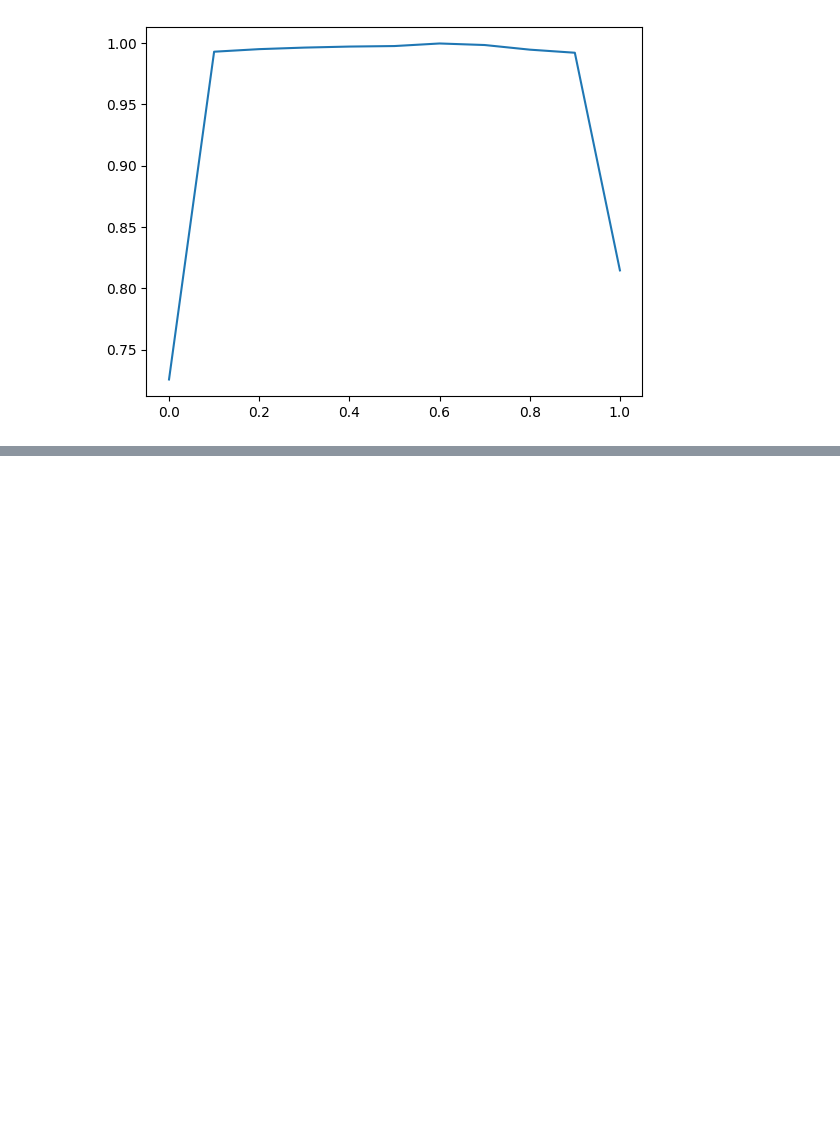
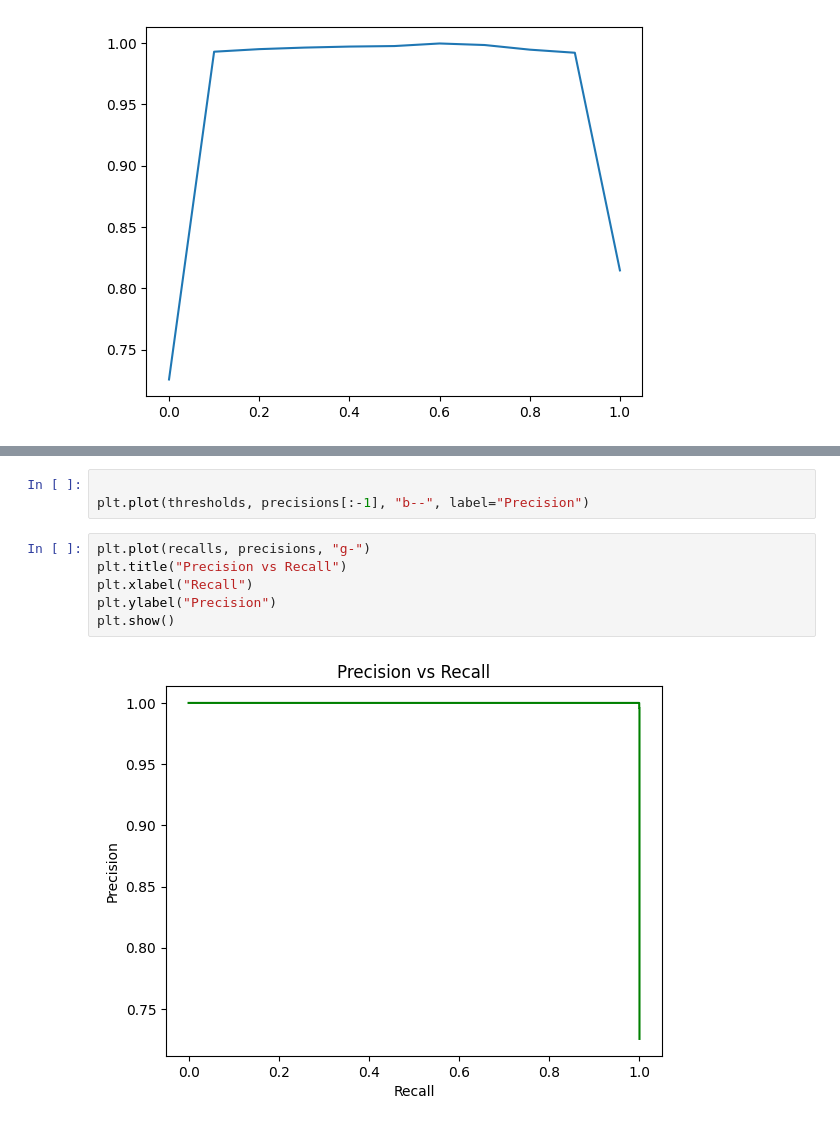
Before and after one commit to PabloJRW/used-car-price-prediction, a Jupyter notebook: notebooks/Untitled.ipynb, the cells around one changed output, grey strips where cells are left out. Saved outputs shown, nothing was run; the diff lists cells and outputs as text; blank space fills up the shorter version.

```diff
--- a/notebooks/Untitled.ipynb
+++ b/notebooks/Untitled.ipynb
@@ -154,0 +174,11 @@ plt.plot(thresholds, accuracies)
+# %%
+
+plt.plot(thresholds, precisions[:-1], "b--", label="Precision")
+# %%
+plt.plot(recalls, precisions, "g-")
+plt.title("Precision vs Recall")
+plt.xlabel("Recall")
+plt.ylabel("Precision")
+plt.show()
+# %% [output]
+[figure, added]
```
Also changed, not shown: parts of 7 cells of this notebook.
